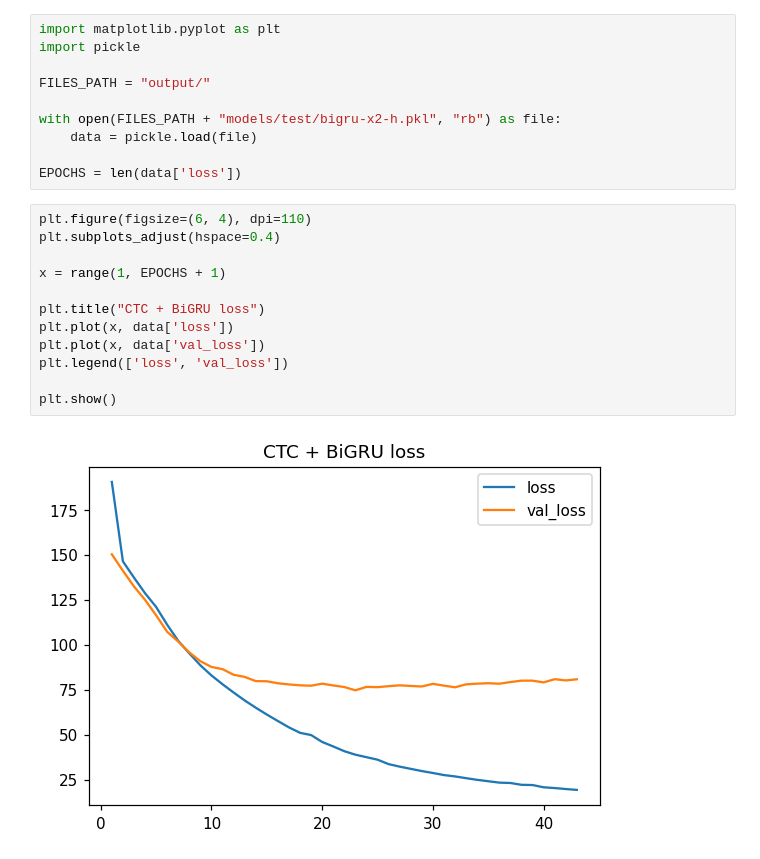
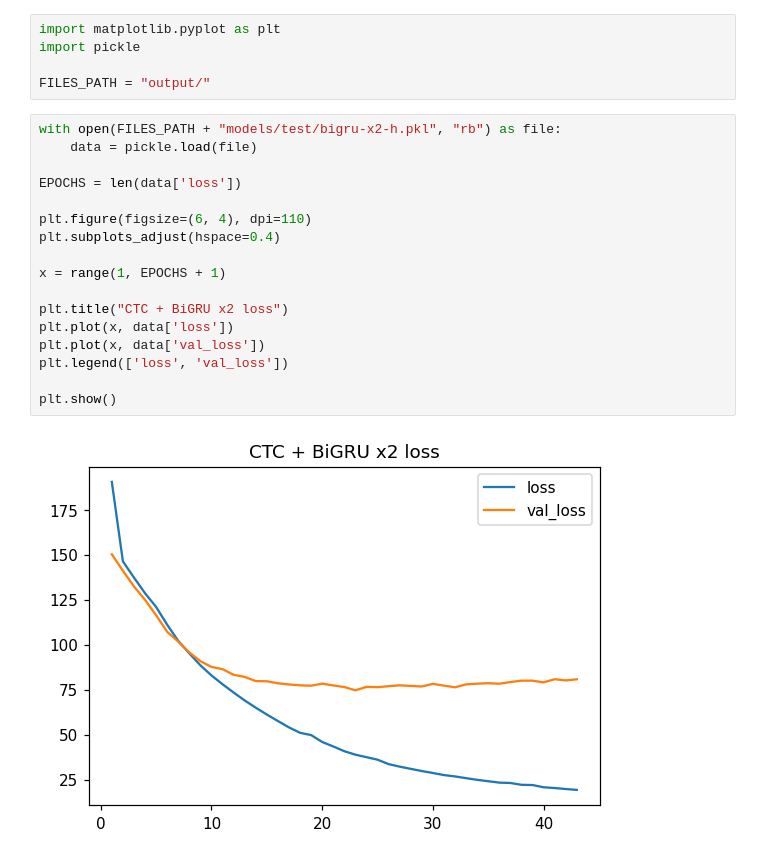
Before and after one commit to SzLeaves/asr-model-ctc, a Jupyter notebook: 5.diagrams.ipynb, the cells around one changed output. Cells and saved outputs as stored; diff of their text form.

```diff
--- a/5.diagrams.ipynb
+++ b/5.diagrams.ipynb
@@ -3,22 +3,22 @@ import matplotlib.pyplot as plt
 import pickle
 
 FILES_PATH = "output/"
-
-with open(FILES_PATH + "models/test/bigru-x2-h.pkl", "rb") as file:
-    data = pickle.load(file)
-
-EPOCHS = len(data['loss'])
 # %%
+with open(FILES_PATH + "models/test/bigru-x2-h.pkl", "rb") as file:
+    data = pickle.load(file)
+
+EPOCHS = len(data['loss'])
+
 plt.figure(figsize=(6, 4), dpi=110)
 plt.subplots_adjust(hspace=0.4)
 
 x = range(1, EPOCHS + 1)
 
-plt.title("CTC + BiGRU loss")
+plt.title("CTC + BiGRU x2 loss")
 plt.plot(x, data['loss'])
 plt.plot(x, data['val_loss'])
 plt.legend(['loss', 'val_loss'])
 
 plt.show()
 # %% [output]
-[figure, old version]
+[figure, new version]
```
Also changed, not shown: parts of 1 cell of this notebook, 1 other file.
